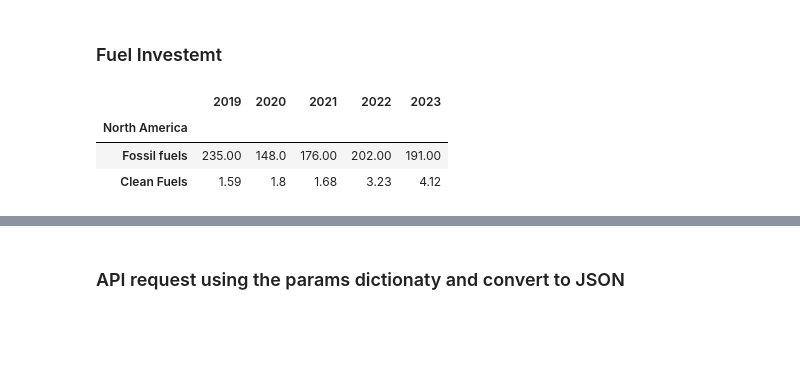
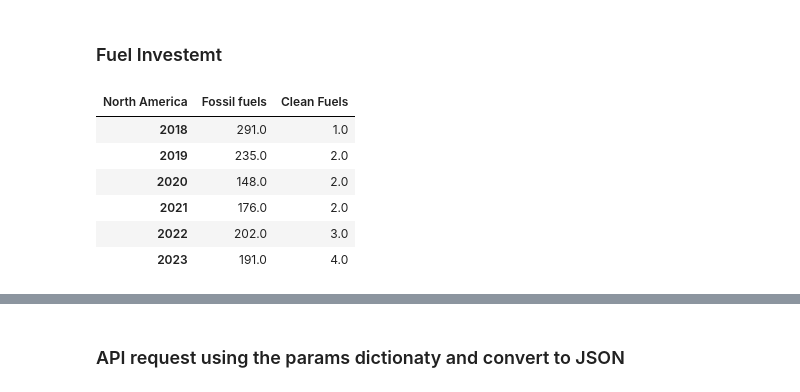
Before and after one commit to T800-101A/Project_1, a Jupyter notebook: EV Vehicles.ipynb, the cells around one changed output, grey strips where cells are left out. Cells and saved outputs as stored; diff of their text form; code cells hidden in the pictures; blank space fills up the shorter version.

```diff
--- a/EV Vehicles.ipynb
+++ b/EV Vehicles.ipynb
@@ -446,0 +413,3 @@ bytype_ofEnergy
+# %%
+btyear = btyear.iloc[3:]
+btyear
@@ -468,0 +427,3 @@ plt.show()
+# %%
+bytype_ofEnergy = btyear.T
+bytype_ofEnergy
@@ -492,10 +495,13 @@ plt.show()
 # %% [markdown]
 ### Fuel Investemt
 # %%
-Fuel_Investemt = bytypeOfEnergy.loc[("Fossil fuels","Clean Fuels"),:]
+Fuel_Investemt = bytype_ofEnergy.loc[("Fossil fuels","Clean Fuels"),:].T
 Fuel_Investemt
 # %% [output]
-|  | 2019 | 2020 | 2021 | 2022 | 2023 |
-| North America |  |  |  |  |  |
-| Fossil fuels | 235.00 | 148.0 | 176.00 | 202.00 | 191.00 |
-| Clean Fuels | 1.59 | 1.8 | 1.68 | 3.23 | 4.12 |
+| North America | Fossil fuels | Clean Fuels |
+| 2018 | 291.0 | 1.0 |
+| 2019 | 235.0 | 2.0 |
+| 2020 | 148.0 | 2.0 |
+| 2021 | 176.0 | 2.0 |
+| 2022 | 202.0 | 3.0 |
+| 2023 | 191.0 | 4.0 |
```
Also changed, not shown: parts of 39 cells of this notebook, 1 other file.
